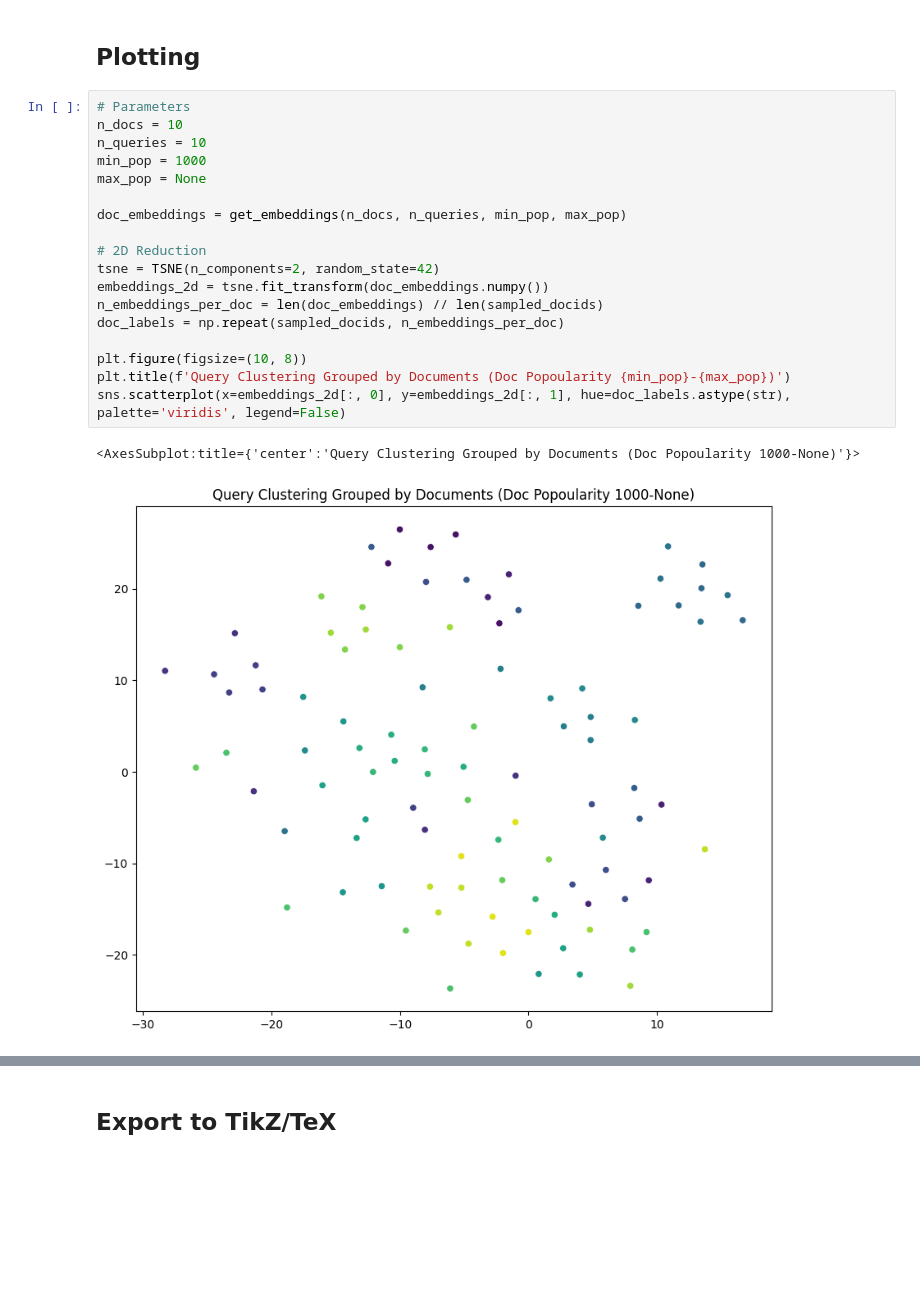
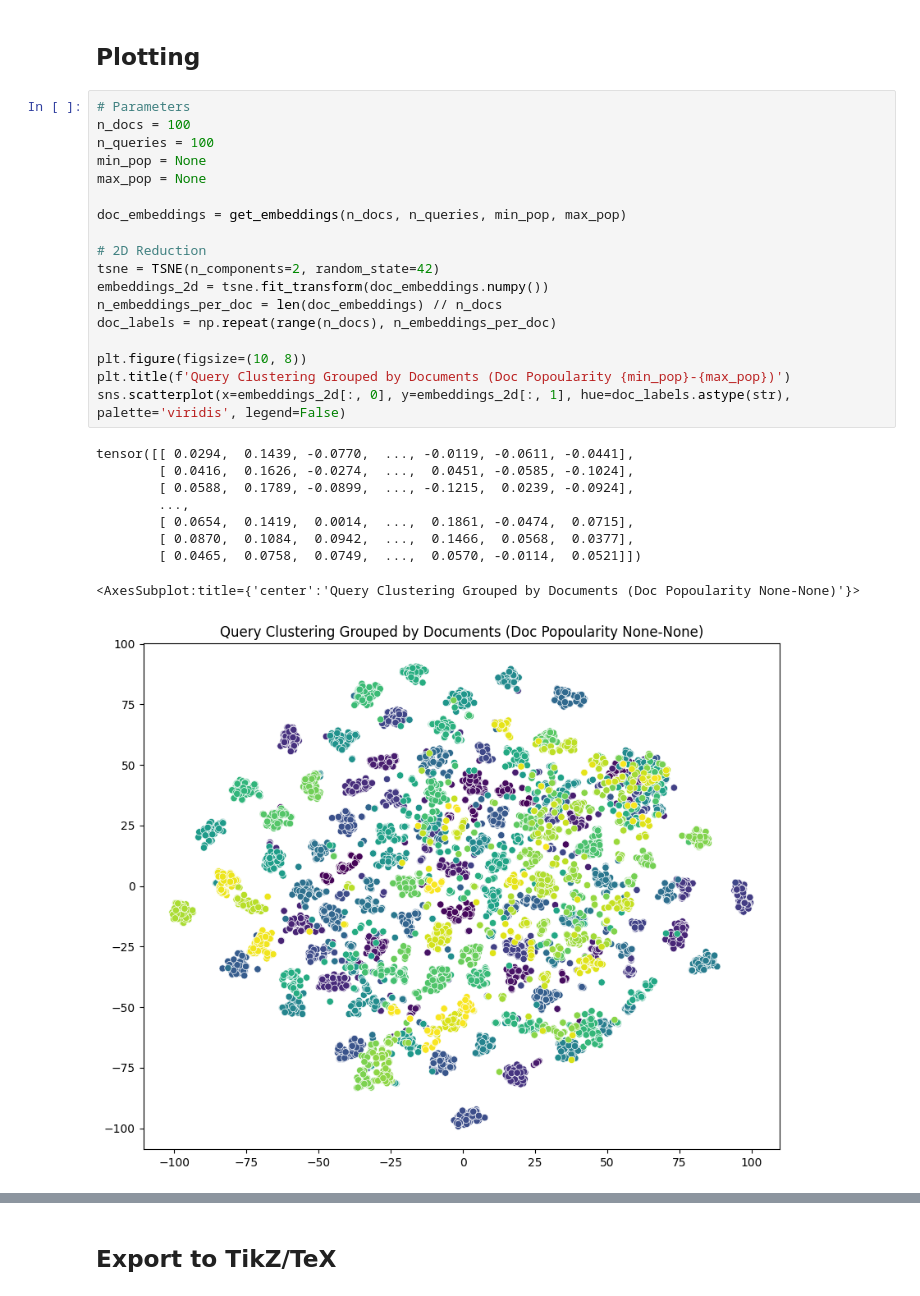
Before and after one commit to mg98/queries-is-all-you-need, a Jupyter notebook: notebooks/query_clustering.ipynb, the cells around one changed output, grey strips where cells are left out. Drawn from its saved outputs; the diff is of its cells as text; blank space fills up the shorter version.

```diff
--- a/notebooks/query_clustering.ipynb
+++ b/notebooks/query_clustering.ipynb
@@ -71,22 +72,29 @@ Note: you may need to restart the kernel to use updated packages.
 ## Plotting
 # %%
 # Parameters
-n_docs = 10
-n_queries = 10
-min_pop = 1000
+n_docs = 100
+n_queries = 100
+min_pop = None
 max_pop = None
 
 doc_embeddings = get_embeddings(n_docs, n_queries, min_pop, max_pop)
 
 # 2D Reduction
 tsne = TSNE(n_components=2, random_state=42)
 embeddings_2d = tsne.fit_transform(doc_embeddings.numpy())
-n_embeddings_per_doc = len(doc_embeddings) // len(sampled_docids)
-doc_labels = np.repeat(sampled_docids, n_embeddings_per_doc)
+n_embeddings_per_doc = len(doc_embeddings) // n_docs
+doc_labels = np.repeat(range(n_docs), n_embeddings_per_doc)
 
 plt.figure(figsize=(10, 8))
 plt.title(f'Query Clustering Grouped by Documents (Doc Popoularity {min_pop}-{max_pop})')
 sns.scatterplot(x=embeddings_2d[:, 0], y=embeddings_2d[:, 1], hue=doc_labels.astype(str), palette='viridis', legend=False)
 # %% [output]
-<AxesSubplot:title={'center':'Query Clustering Grouped by Documents (Doc Popoularity 1000-None)'}>
+tensor([[ 0.0294,  0.1439, -0.0770,  ..., -0.0119, -0.0611, -0.0441],
+        [ 0.0416,  0.1626, -0.0274,  ...,  0.0451, -0.0585, -0.1024],
+        [ 0.0588,  0.1789, -0.0899,  ..., -0.1215,  0.0239, -0.0924],
+        ...,
+        [ 0.0654,  0.1419,  0.0014,  ...,  0.1861, -0.0474,  0.0715],
+        [ 0.0870,  0.1084,  0.0942,  ...,  0.1466,  0.0568,  0.0377],
+        [ 0.0465,  0.0758,  0.0749,  ...,  0.0570, -0.0114,  0.0521]])
+<AxesSubplot:title={'center':'Query Clustering Grouped by Documents (Doc Popoularity None-None)'}>
-[figure, old version]
+[figure, new version]
```
Also changed, not shown: parts of 2 cells of this notebook, 8 other files.
